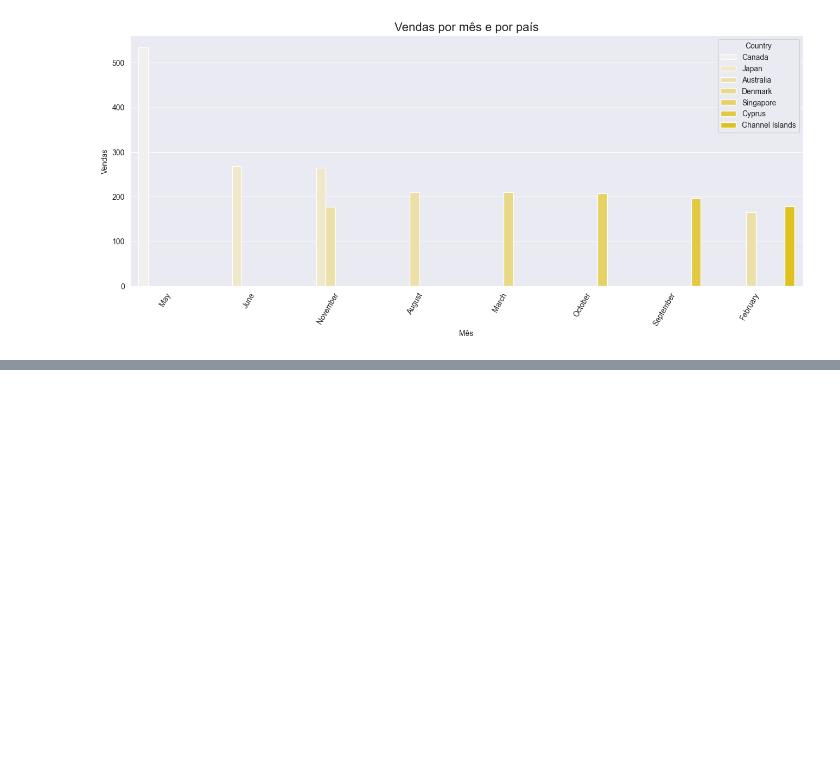
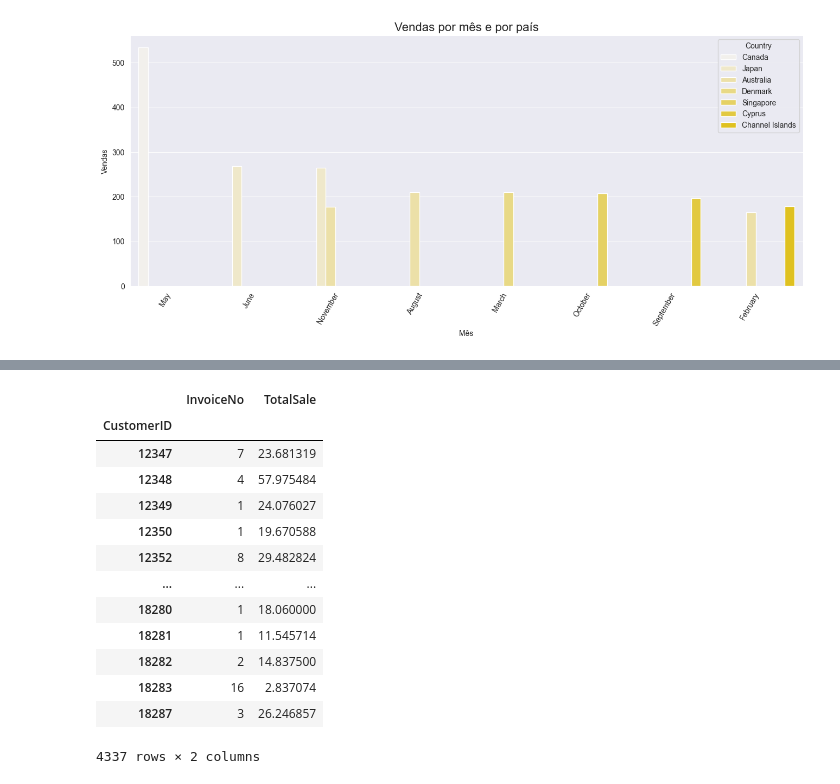
Before and after one commit to rfprates/analise_rfm_de_clientes, a Jupyter notebook: case_analise_rfm.ipynb, the cells around one changed output, grey strips where cells are left out. Cells and saved outputs as stored; diff of their text form; code cells hidden in the pictures; blank space fills up the shorter version.

```diff
--- a/case_analise_rfm.ipynb
+++ b/case_analise_rfm.ipynb
@@ -572,0 +577,18 @@ plt.show()
+# %%
+df_final = customer_df.groupby(by = 'CustomerID').agg({'InvoiceNo': 'nunique', 'TotalSale': 'mean'})
+df_final
+# %% [output]
+|  | InvoiceNo | TotalSale |
+| CustomerID |  |  |
+| 12347 | 7 | 23.681319 |
+| 12348 | 4 | 57.975484 |
+| 12349 | 1 | 24.076027 |
+| 12350 | 1 | 19.670588 |
+| 12352 | 8 | 29.482824 |
+| ... | ... | ... |
+| 18280 | 1 | 18.060000 |
+| 18281 | 1 | 11.545714 |
+| 18282 | 2 | 14.837500 |
+| 18283 | 16 | 2.837074 |
+| 18287 | 3 | 26.246857 |
+4337 rows × 2 columns
```
Also changed, not shown: parts of 16 cells of this notebook.
